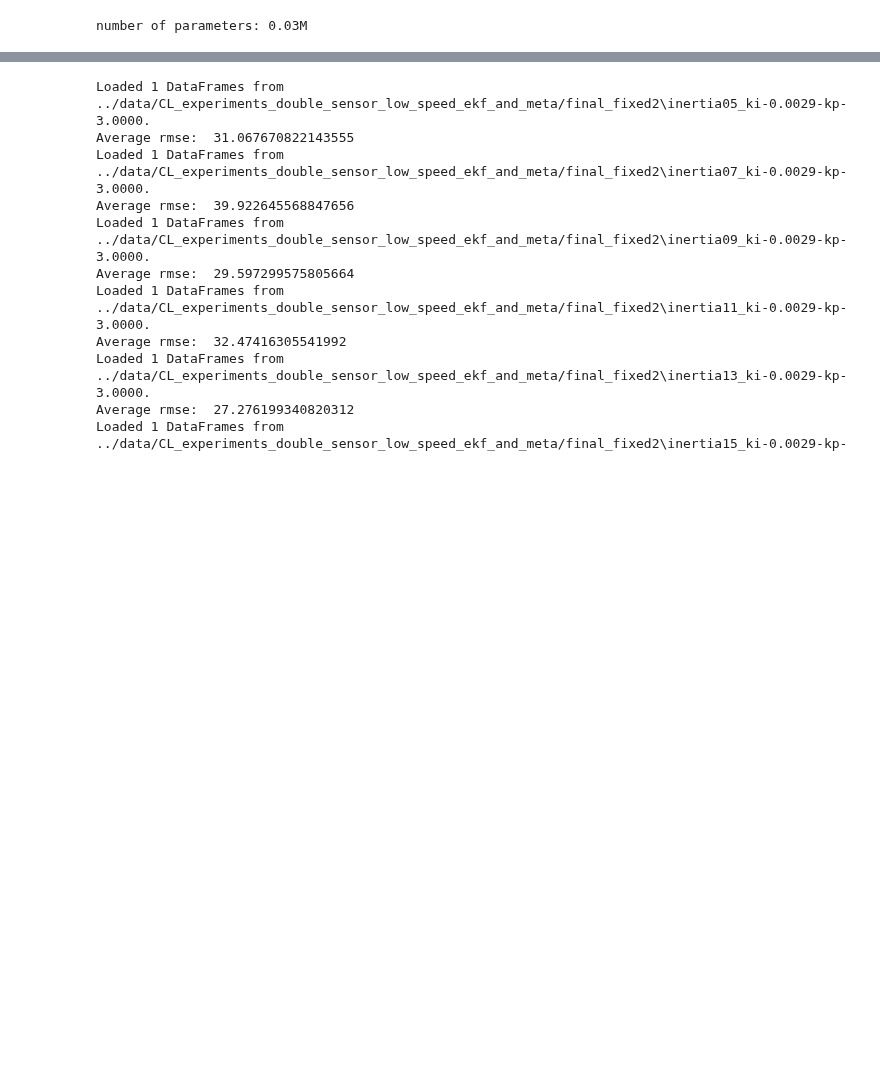
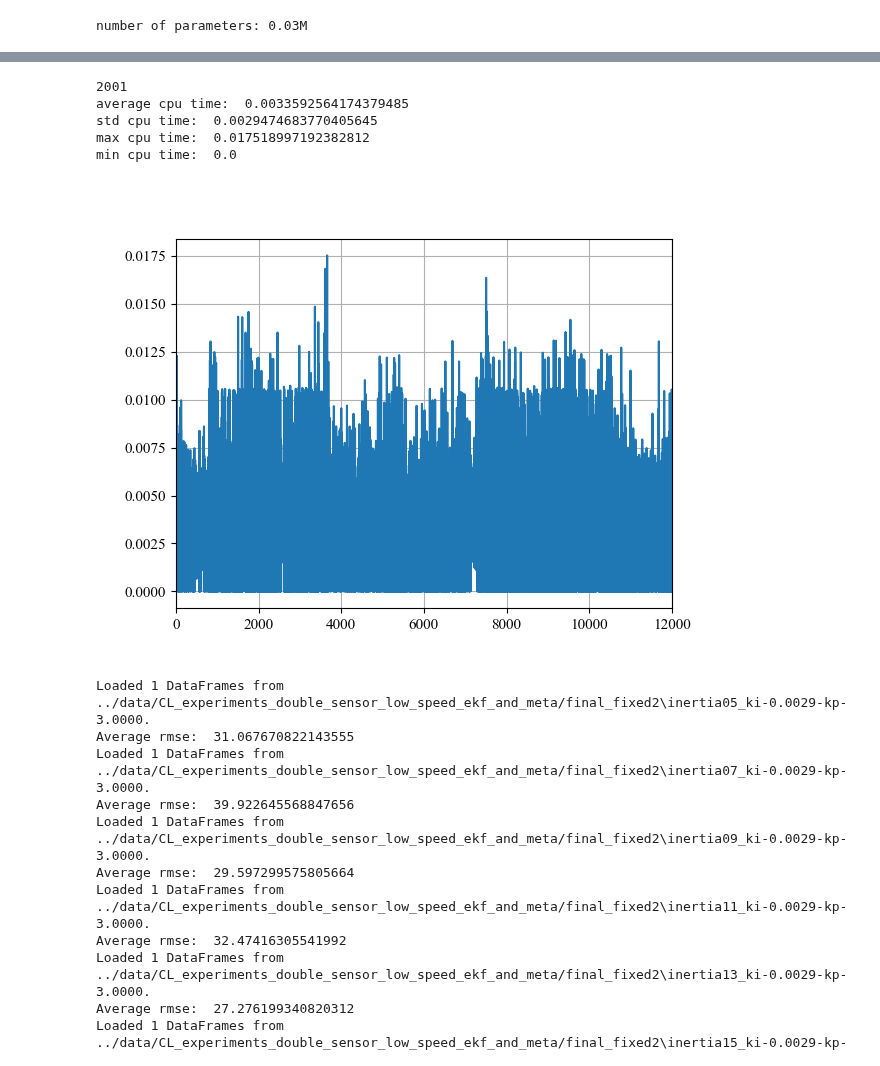
Before and after one commit to buswayne/in-context-bldc, a Jupyter notebook: speed_estimator/save_profiles.ipynb, the cells around one changed output, grey strips where cells are left out. Saved outputs shown, nothing was run; the diff lists cells and outputs as text; code cells hidden in the pictures; blank space fills up the shorter version.

```diff
--- a/speed_estimator/save_profiles.ipynb
+++ b/speed_estimator/save_profiles.ipynb
@@ -266,3 +313,28 @@ Average rmse:  56.59474182128906
+# %%
+def flatten(xss):
+    return [x for xs in xss for x in xs]
+
+print(y_full_all.shape[1])
+
+# print(cpu_time_avgs)
+# print(cpu_time_stds)
+
+print("average cpu time: ", np.mean(cpu_time_all))
+print("std cpu time: ", np.std(cpu_time_all))
+print("max cpu time: ", np.max(cpu_time_all))
+print("min cpu time: ", np.min(cpu_time_all))
+
+plt.figure()
+list_cpu_time = flatten(cpu_time_all)
+plt.plot(list_cpu_time)
+plt.show()
+# %% [output]
+2001
+average cpu time:  0.0033592564174379485
+std cpu time:  0.0029474683770405645
+max cpu time:  0.017518997192382812
+min cpu time:  0.0
+[figure, added]
 # %%
 folder_list = glob.glob(os.path.join(folder_path_final_fixed2, "*"))
 
```
Also changed, not shown: parts of 4 cells of this notebook, 7 other files.
